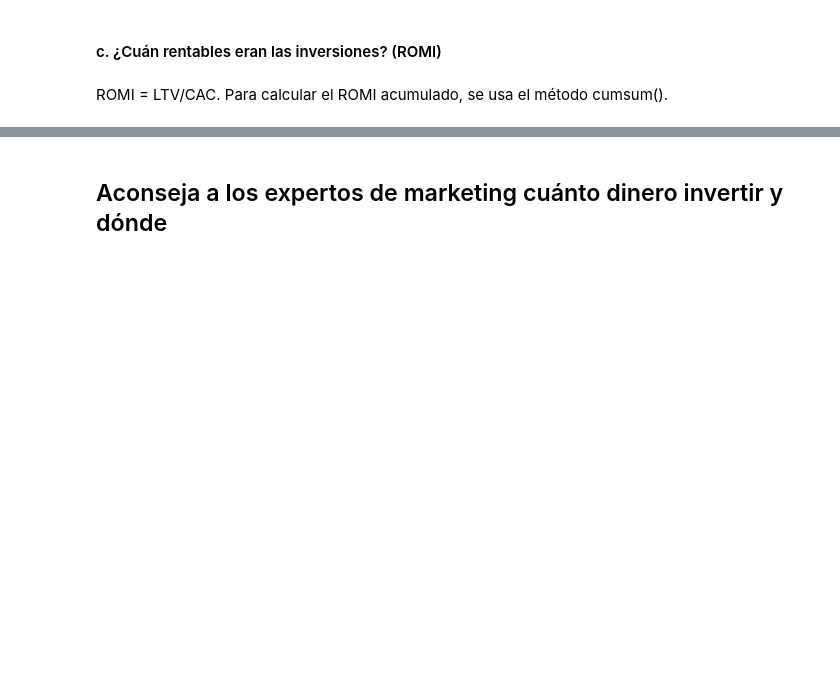
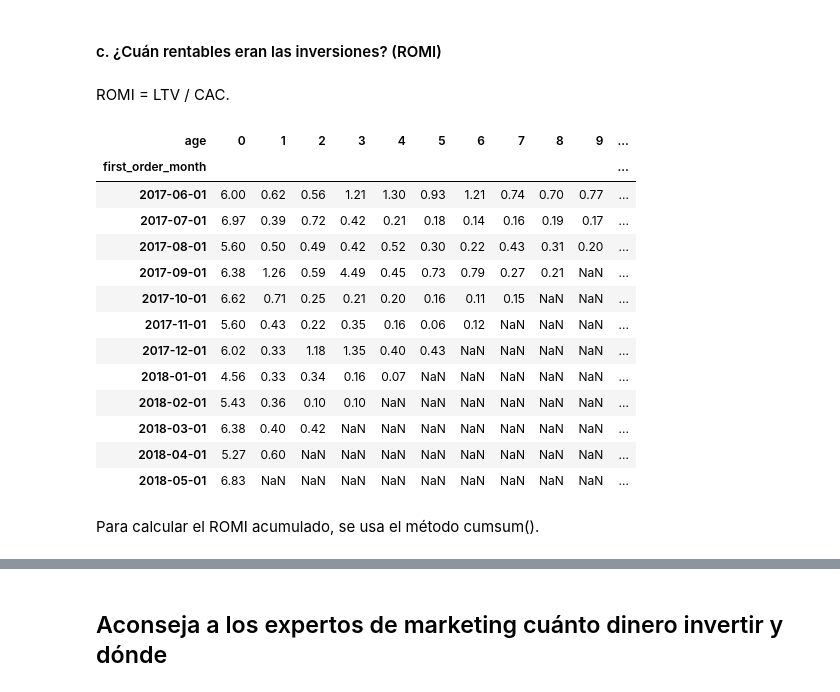
Before and after one commit to arteaga7/Project9, a Jupyter notebook: project9.ipynb, the cells around one changed output, grey strips where cells are left out. Saved outputs shown, nothing was run; the diff lists cells and outputs as text; code cells hidden in the pictures; blank space fills up the shorter version.

```diff
--- a/project9.ipynb
+++ b/project9.ipynb
@@ -664,3 +678,5 @@ Name: cac, dtype: float64
 Para la fuente de adquisición con source_id '1', el costo de atraer un cliente en promedio fue de $45.58.
 # %% [markdown]
 #### c. ¿Cuán rentables eran las inversiones? (ROMI)
+# %% [markdown]
+ROMI = LTV / CAC.
@@ -667,2 +686,24 @@ Para la fuente de adquisición con source_id '1', el costo de atraer un cliente
+# %%
+# Group by 'first_order_month' and 'age', to obtain 'mean' of 'romi'
+rep_romi = report_.pivot_table(
+    index = 'first_order_month', columns = 'age',
+    values = 'romi', aggfunc = 'mean'
+)
+rep_romi.round(2)
+# %% [output]
+| age | 0 | 1 | 2 | 3 | 4 | 5 | 6 | 7 | 8 | 9 | ... |
+| first_order_month |  |  |  |  |  |  |  |  |  |  | ... |
+| 2017-06-01 | 6.00 | 0.62 | 0.56 | 1.21 | 1.30 | 0.93 | 1.21 | 0.74 | 0.70 | 0.77 | ... |
+| 2017-07-01 | 6.97 | 0.39 | 0.72 | 0.42 | 0.21 | 0.18 | 0.14 | 0.16 | 0.19 | 0.17 | ... |
+| 2017-08-01 | 5.60 | 0.50 | 0.49 | 0.42 | 0.52 | 0.30 | 0.22 | 0.43 | 0.31 | 0.20 | ... |
+| 2017-09-01 | 6.38 | 1.26 | 0.59 | 4.49 | 0.45 | 0.73 | 0.79 | 0.27 | 0.21 | NaN | ... |
+| 2017-10-01 | 6.62 | 0.71 | 0.25 | 0.21 | 0.20 | 0.16 | 0.11 | 0.15 | NaN | NaN | ... |
+| 2017-11-01 | 5.60 | 0.43 | 0.22 | 0.35 | 0.16 | 0.06 | 0.12 | NaN | NaN | NaN | ... |
+| 2017-12-01 | 6.02 | 0.33 | 1.18 | 1.35 | 0.40 | 0.43 | NaN | NaN | NaN | NaN | ... |
+| 2018-01-01 | 4.56 | 0.33 | 0.34 | 0.16 | 0.07 | NaN | NaN | NaN | NaN | NaN | ... |
+| 2018-02-01 | 5.43 | 0.36 | 0.10 | 0.10 | NaN | NaN | NaN | NaN | NaN | NaN | ... |
+| 2018-03-01 | 6.38 | 0.40 | 0.42 | NaN | NaN | NaN | NaN | NaN | NaN | NaN | ... |
+| 2018-04-01 | 5.27 | 0.60 | NaN | NaN | NaN | NaN | NaN | NaN | NaN | NaN | ... |
+| 2018-05-01 | 6.83 | NaN | NaN | NaN | NaN | NaN | NaN | NaN | NaN | NaN | ... |
 # %% [markdown]
-ROMI = LTV/CAC. Para calcular el ROMI acumulado, se usa el método cumsum().
+Para calcular el ROMI acumulado, se usa el método cumsum().
```
Also changed, not shown: parts of 16 cells of this notebook, 1 other file.
